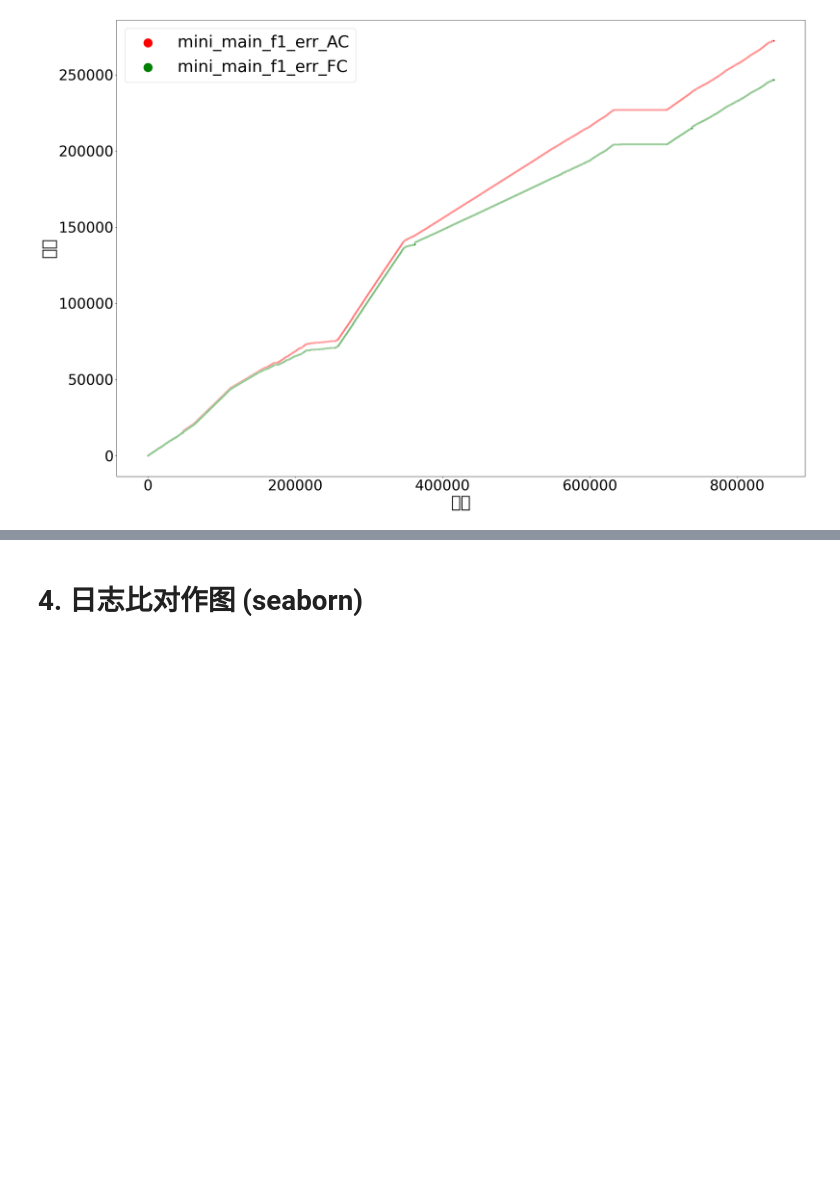
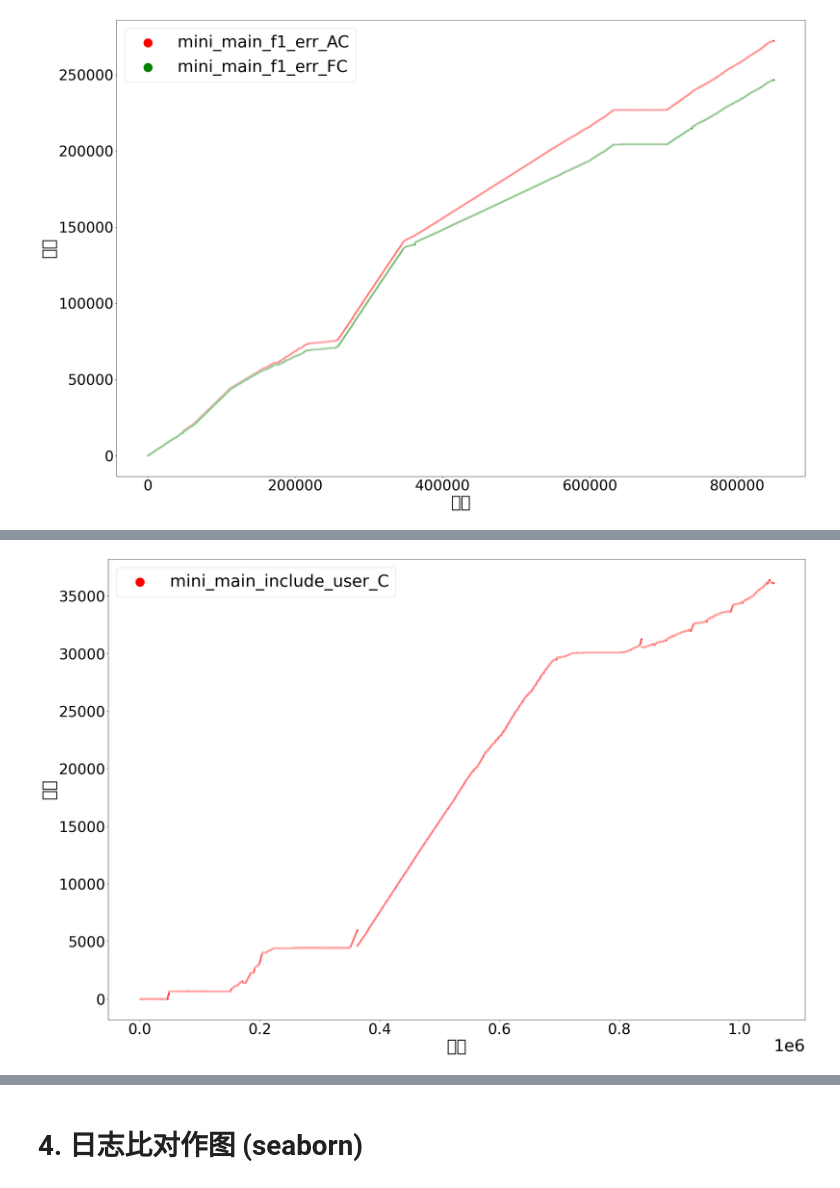
Before and after one commit to z-imagg/clp-zz-bkOfGitee, a Jupyter notebook: analyze_t_clock_tick/tick_plot__compile.ipynb, the cells around one changed output, grey strips where cells are left out. Drawn from its saved outputs; the diff is of its cells as text; code cells hidden in the pictures; blank space fills up the shorter version.

```diff
--- a/analyze_t_clock_tick/tick_plot__compile.ipynb
+++ b/analyze_t_clock_tick/tick_plot__compile.ipynb
@@ -306,0 +368,12 @@ inrease_g_size(g2)
+# %%
+fig, ax = matplotlib.pyplot.subplots(figsize=(30,20))
+
+ax.tick_params(axis='x', labelsize=35)
+ax.tick_params(axis='y', labelsize=35)
+matplotlib.pyplot.rcParams['font.size'] = 40
+
+g1=seaborn.scatterplot(x='滴答', y='栈净' , data=df_mini_main_include_user, alpha=0.9, s=20, label='mini_main_include_user_C',color='red',ax=ax)
+
+inrease_g_size(g1)
+# %% [output]
+[figure, added]
```
Also changed, not shown: parts of 8 cells of this notebook.
